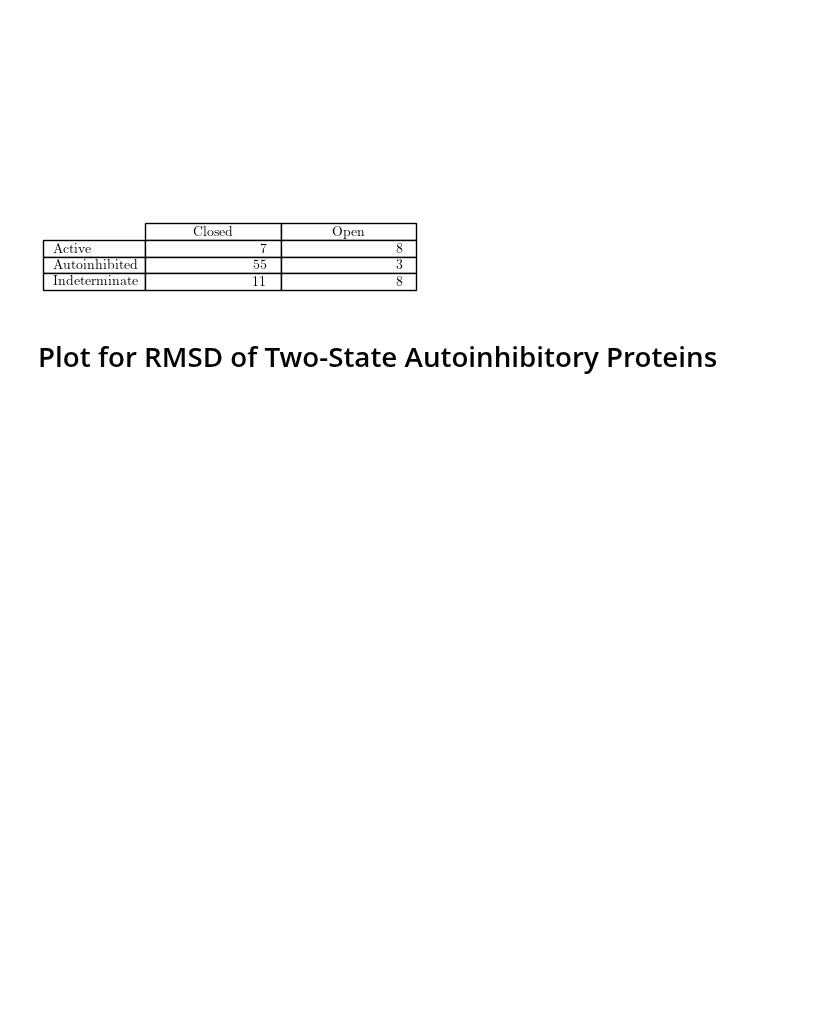
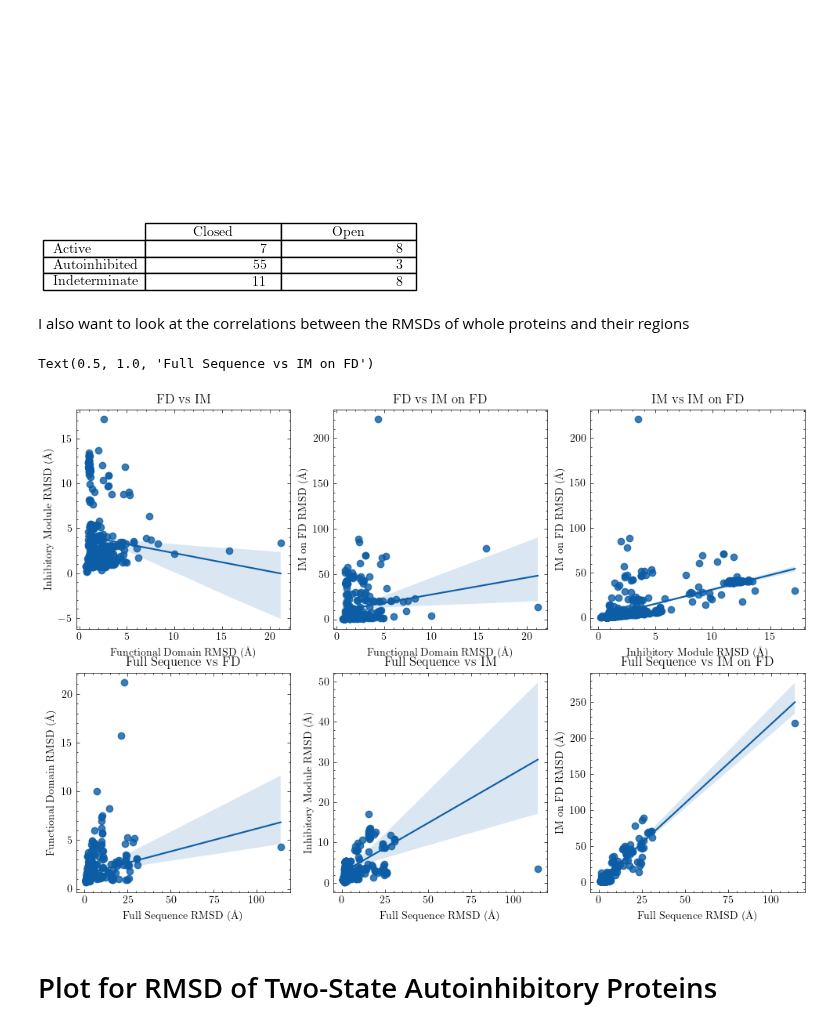
Before and after one commit to jpigles/alphafold-rmsd, a Jupyter notebook: rmsd.ipynb, the cells around one changed output. Saved outputs shown, nothing was run; the diff lists cells and outputs as text; code cells hidden in the pictures; blank space fills up the shorter version.

Commit message:
Updated some graphs

```diff
--- a/rmsd.ipynb
+++ b/rmsd.ipynb
@@ -70,6 +70,8 @@ clSub = cl[['uniprot', 'pdb', 'complex_rmsd', '1_aligned', '2_aligned', '2_comp'
 # Rename columns
 clSub.columns = ['Uniprot', 'PDB', 'Full Sequence', 'IM', 'FD', 'IM on FD']
 
+clSub[['Full Sequence', 'IM', 'FD', 'IM on FD']] = clSub[['Full Sequence', 'IM', 'FD', 'IM on FD']].astype(float)
+
 # Melt the data
 plot = pd.melt(clSub, id_vars=['Uniprot', 'PDB'], var_name='Alignment', value_name='RMSD')
 
@@ -160,6 +167,49 @@ ax.yaxis.set_visible(False)
 plt.savefig('./project_pipeline/data/figures/state_conformation_counts.png', dpi=300, bbox_inches='tight')
 # %% [output]
 [figure]
+# %% [markdown]
+I also want to look at the correlations between the RMSDs of whole proteins and their regions
+# %%
+fig, ax = plt.subplots(2, 3, figsize=(12, 8))
+
+# Correlation of FD to IM
+sns.regplot(data=clSub, x='FD', y='IM', ax=ax[0, 0])
+ax[0, 0].set_xlabel('Functional Domain RMSD (Å)')
+ax[0, 0].set_ylabel('Inhibitory Module RMSD (Å)')
+ax[0, 0].set_title('FD vs IM')
+
+# Correlation of FD to IM on FD
+sns.regplot(data=clSub, x='FD', y='IM on FD', ax=ax[0, 1])
+ax[0, 1].set_xlabel('Functional Domain RMSD (Å)')
+ax[0, 1].set_ylabel('IM on FD RMSD (Å)')
+ax[0, 1].set_title('FD vs IM on FD')
+
+# Correlation of IM to IM on FD
+sns.regplot(data=clSub, x='IM', y='IM on FD', ax=ax[0, 2])
+ax[0, 2].set_xlabel('Inhibitory Module RMSD (Å)')
+ax[0, 2].set_ylabel('IM on FD RMSD (Å)')
+ax[0, 2].set_title('IM vs IM on FD')
+
+# Correlation of Full Sequence to FD
+sns.regplot(data=clSub, x='Full Sequence', y='FD', ax=ax[1, 0])
+ax[1, 0].set_xlabel('Full Sequence RMSD (Å)')
+ax[1, 0].set_ylabel('Functional Domain RMSD (Å)')
+ax[1, 0].set_title('Full Sequence vs FD')
+
+# Correlation of Full Sequence to IM
+sns.regplot(data=clSub, x='Full Sequence', y='IM', ax=ax[1, 1])
+ax[1, 1].set_xlabel('Full Sequence RMSD (Å)')
+ax[1, 1].set_ylabel('Inhibitory Module RMSD (Å)')
+ax[1, 1].set_title('Full Sequence vs IM')
+
+# Correlation of Complex to IM on FD
+sns.regplot(data=clSub, x='Full Sequence', y='IM on FD', ax=ax[1, 2])
+ax[1, 2].set_xlabel('Full Sequence RMSD (Å)')
+ax[1, 2].set_ylabel('IM on FD RMSD (Å)')
+ax[1, 2].set_title('Full Sequence vs IM on FD')
+# %% [output]
+Text(0.5, 1.0, 'Full Sequence vs IM on FD')
+[figure, added]
 # %% [markdown]
 # Plot for RMSD of Two-State Autoinhibitory Proteins
 # %% [markdown]
```
Also changed, not shown: parts of 4 cells of this notebook, 11 other files.
